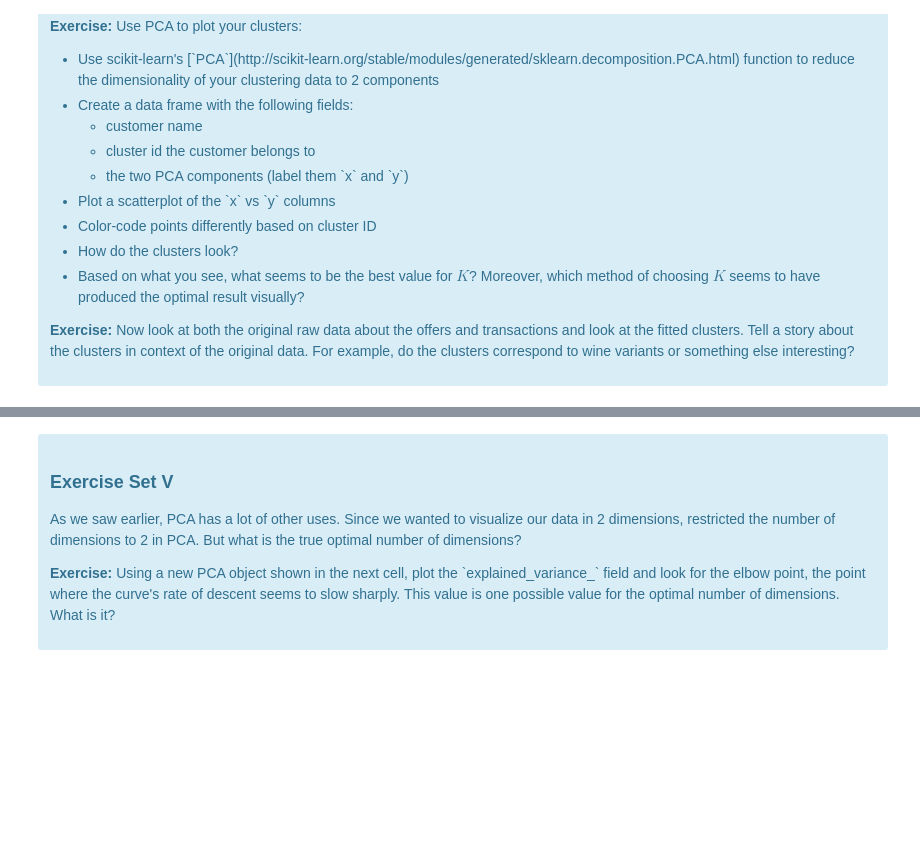
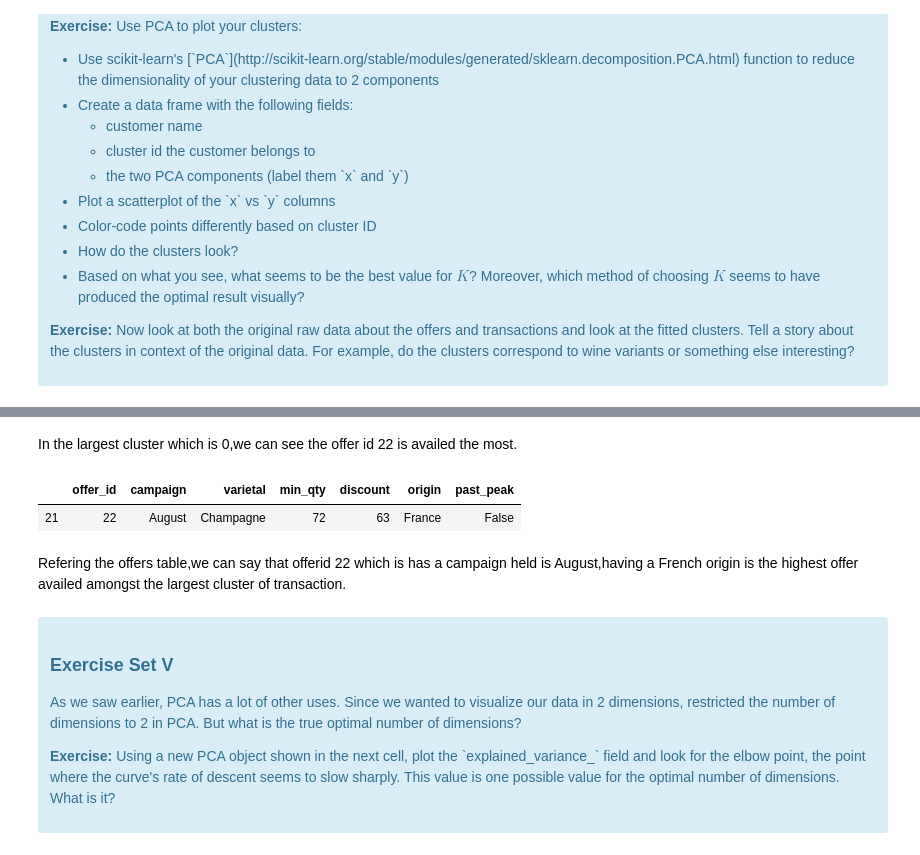
Before and after one commit to Anandpatil412/DSC, a Jupyter notebook: Customer_segment_clustering/Mini_Project_Clustering.ipynb, the cells around one changed output, grey strips where cells are left out. Saved outputs shown, nothing was run; the diff lists cells and outputs as text; code cells hidden in the pictures; blank space fills up the shorter version.

```diff
--- a/Customer_segment_clustering/Mini_Project_Clustering.ipynb
+++ b/Customer_segment_clustering/Mini_Project_Clustering.ipynb
@@ -388,3 +473,13 @@ What we've done is we've taken those columns of 0/1 indicator variables, and we'
+# %% [markdown]
+In the largest cluster which is 0,we can see the offer id 22 is availed the most.
+# %%
+df_offers[df_offers['offer_id'] == 22]
+# %% [output]
+|  | offer_id | campaign | varietal | min_qty | discount | origin | past_peak |
+| 21 | 22 | August | Champagne | 72 | 63 | France | False |
+# %% [markdown]
+Refering the offers table,we can say that offerid 22 which is has a campaign held is August,having a French origin
+is the highest offer availed amongst the largest cluster of transaction.
 # %% [markdown]
 <div class="span5 alert alert-info">
 <h3>Exercise Set V</h3>
```
Also changed, not shown: parts of 27 cells of this notebook.
